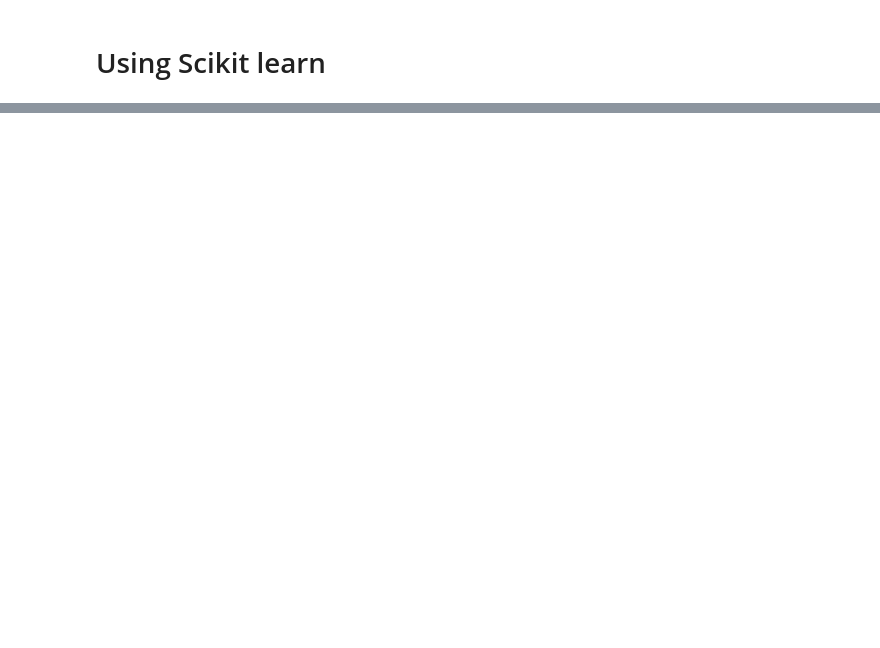
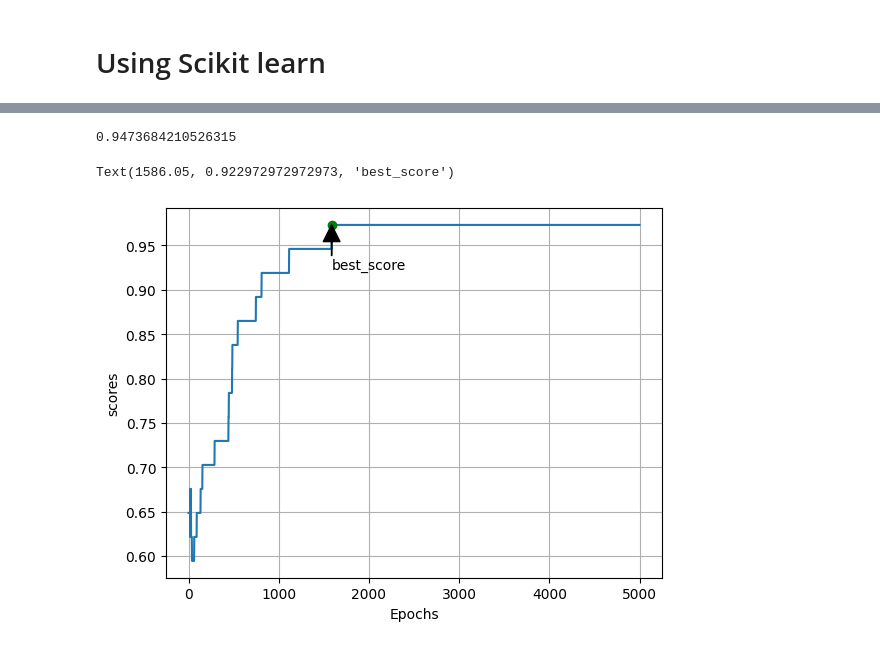
Before and after one commit to Prashant-Bista/Gradient_descent_iris, a Jupyter notebook: iris.ipynb, the cells around one changed output, grey strips where cells are left out. Drawn from its saved outputs; the diff is of its cells as text; code cells hidden in the pictures; blank space fills up the shorter version.

Commit message:
got 94.7% accuracy on test set

```diff
--- a/iris.ipynb
+++ b/iris.ipynb
@@ -199,0 +21,6 @@ temp=lr.predict_proba(validx)-validy_encoded
+# %%
+from sklearn.preprocessing import OneHotEncoder
+ohe=OneHotEncoder(sparse_output=False)
+validy_encoded=ohe.fit_transform(validy.reshape(-1,1),)
+trainy_encoded=ohe.fit_transform(trainy.reshape(-1,1),)
+testy_encoded=ohe.fit_transform(testy.reshape(-1,1),)
@@ -199,0 +58,27 @@ temp=lr.predict_proba(validx)-validy_encoded
+# %%
+theta=np.random.randn(5,3) #(5,3)= (no of features +1(for intercept), no of outputs)
+predicts=softmaxpred(theta=theta,x=trainx)
+# %%
+def softmaxproba(logit):
+    exponentials=np.exp(logit)
+    return exponentials/np.sum(exponentials,axis=1,keepdims=True)
+# %%
+from sklearn.metrics import accuracy_score
+best_score=0
+scores=[]
+gradients=[]
+theta_paths=[]
+n_epochs=5000
+best_epoch=0
+for epoch in range(n_epochs):
+    validy_pred=softmaxpred(theta=theta,x=validx)
+    score= accuracy_score(validy,validy_pred)
+    scores.append(score)
+    if (score>best_score):
+        best_score=score
+        best_theta= theta
+        best_epoch=epoch
+    graident=(trainx.T@(softmaxproba(trainx@theta)-trainy_encoded))/len(trainx)
+    gradients.append(graident)
+    theta=theta-0.01*graident
+    theta_paths.append(theta)
@@ -199,0 +150,15 @@ temp=lr.predict_proba(validx)-validy_encoded
+# %%
+accuracy_score(testy,softmaxpred(theta_paths[best_epoch],testx))
+# %% [output]
+0.9473684210526315
+# %%
+import matplotlib.pyplot as plt
+plt.plot(scores)
+plt.plot(best_epoch,best_score,marker='o',color="green")
+plt.grid()
+plt.xlabel("Epochs")
+plt.ylabel("scores")
+plt.annotate("best_score",xy=(best_epoch,best_score),xytext=(best_epoch+0.05,best_score-0.05),arrowprops=dict(facecolor="black",width=0.2))
+# %% [output]
+Text(1586.05, 0.922972972972973, 'best_score')
+[figure, added]
```
Also changed, not shown: parts of 48 cells of this notebook.
